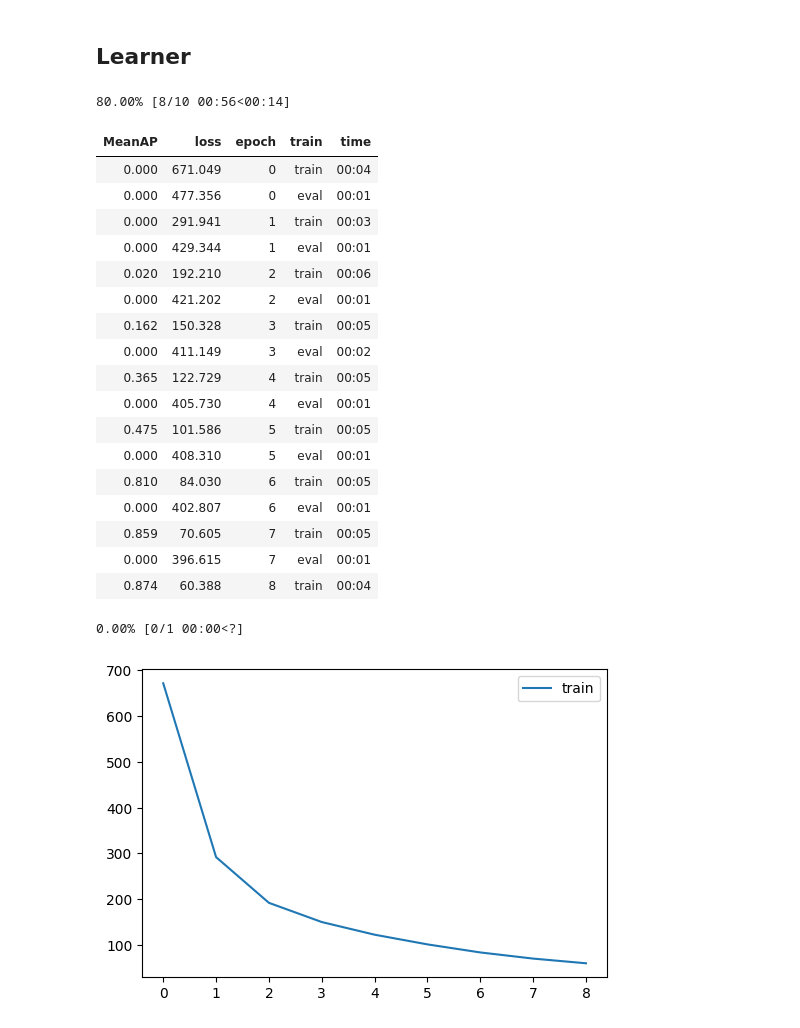
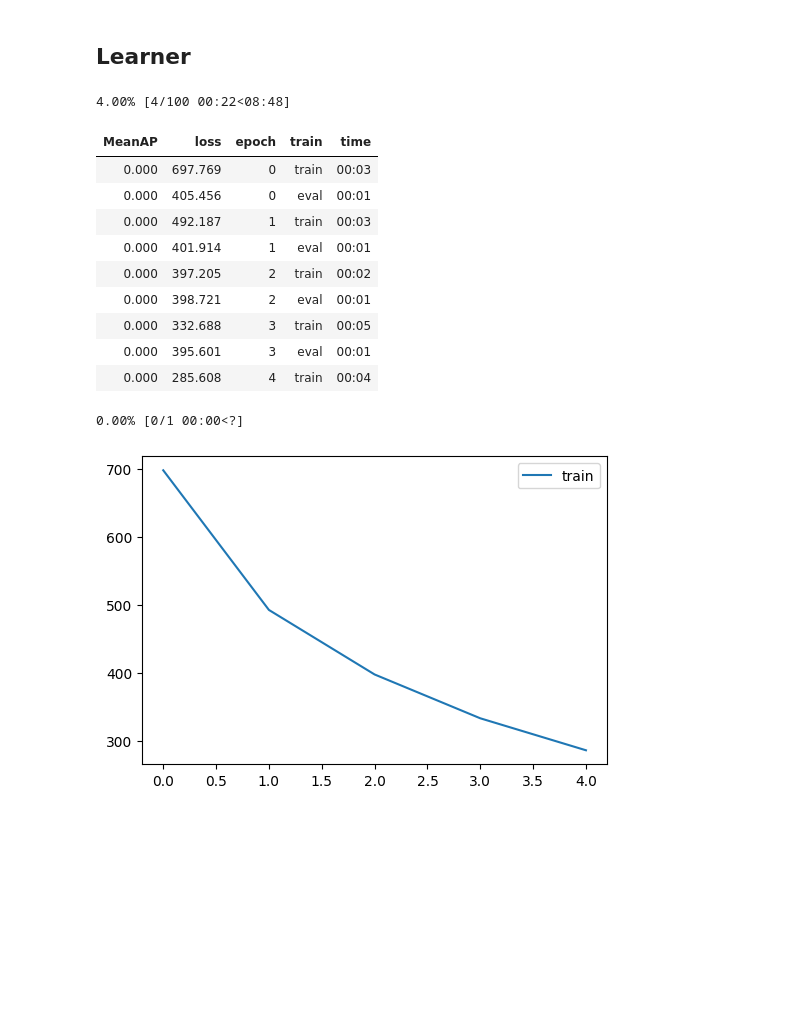
Before and after one commit to galopyz/pilus_project, a Jupyter notebook: nbs/54_yolov1_miniai.ipynb, the cells around one changed output. Drawn from its saved outputs; the diff is of its cells as text; code cells hidden in the pictures; blank space fills up the shorter version.

Commit message:
Add lr scheduler

```diff
--- a/nbs/54_yolov1_miniai.ipynb
+++ b/nbs/54_yolov1_miniai.ipynb
@@ -71,7 +72,7 @@ dls = DataLoaders(trn_dl, val_dl)
 ## Learner
 # %%
 class MeanAP:
-    def __init__(self, num_classes=1, epsilon=1e-6, threshold=0.001, iou_threshold=0.01, box_format='midpoint'):
+    def __init__(self, num_classes=1, epsilon=1e-6, threshold=0.4, iou_threshold=0.5, box_format='midpoint'):
         self.num_classes = num_classes
         self.epsilon = epsilon
         self.threshold = threshold
@@ -205,25 +208,22 @@ model = Yolov1(split_size=7, num_boxes=2, num_classes=20)
+# %%
+lr, epochs = 3e-5, 100
+tmax = epochs * len(dls.train)
+sched = partial(lr_scheduler.OneCycleLR, max_lr=lr, total_steps=tmax)
+xtra = [BatchSchedCB(sched)]
 # %%
-learn = Learner(model, dls, YoloLoss(), lr=2e-5, cbs=cbs, opt_func=opt)
-learn.fit(10, cbs=[ProgressCB(plot=True)])
+learn = Learner(model, dls, YoloLoss(), lr=lr, cbs=cbs+xtra, opt_func=torch.optim.AdamW)
+learn.fit(epochs, cbs=[ProgressCB(plot=True)])
 # %% [output]
-80.00% [8/10 00:56<00:14]
+4.00% [4/100 00:22<08:48]
 | MeanAP | loss | epoch | train | time |
-| 0.000 | 671.049 | 0 | train | 00:04 |
-| 0.000 | 477.356 | 0 | eval | 00:01 |
-| 0.000 | 291.941 | 1 | train | 00:03 |
-| 0.000 | 429.344 | 1 | eval | 00:01 |
-| 0.020 | 192.210 | 2 | train | 00:06 |
-| 0.000 | 421.202 | 2 | eval | 00:01 |
-| 0.162 | 150.328 | 3 | train | 00:05 |
-| 0.000 | 411.149 | 3 | eval | 00:02 |
-| 0.365 | 122.729 | 4 | train | 00:05 |
-| 0.000 | 405.730 | 4 | eval | 00:01 |
-| 0.475 | 101.586 | 5 | train | 00:05 |
-| 0.000 | 408.310 | 5 | eval | 00:01 |
-| 0.810 | 84.030 | 6 | train | 00:05 |
-| 0.000 | 402.807 | 6 | eval | 00:01 |
-| 0.859 | 70.605 | 7 | train | 00:05 |
-| 0.000 | 396.615 | 7 | eval | 00:01 |
-| 0.874 | 60.388 | 8 | train | 00:04 |
+| 0.000 | 697.769 | 0 | train | 00:03 |
+| 0.000 | 405.456 | 0 | eval | 00:01 |
+| 0.000 | 492.187 | 1 | train | 00:03 |
+| 0.000 | 401.914 | 1 | eval | 00:01 |
+| 0.000 | 397.205 | 2 | train | 00:02 |
+| 0.000 | 398.721 | 2 | eval | 00:01 |
+| 0.000 | 332.688 | 3 | train | 00:05 |
+| 0.000 | 395.601 | 3 | eval | 00:01 |
+| 0.000 | 285.608 | 4 | train | 00:04 |
 0.00% [0/1 00:00<?]
-[figure, old version]
+[figure, new version]
```
Also changed, not shown: parts of 7 cells of this notebook.
